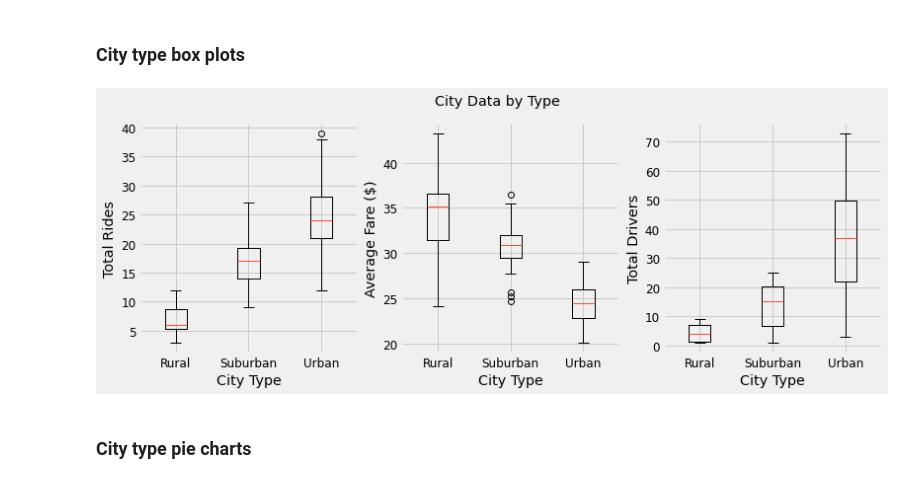
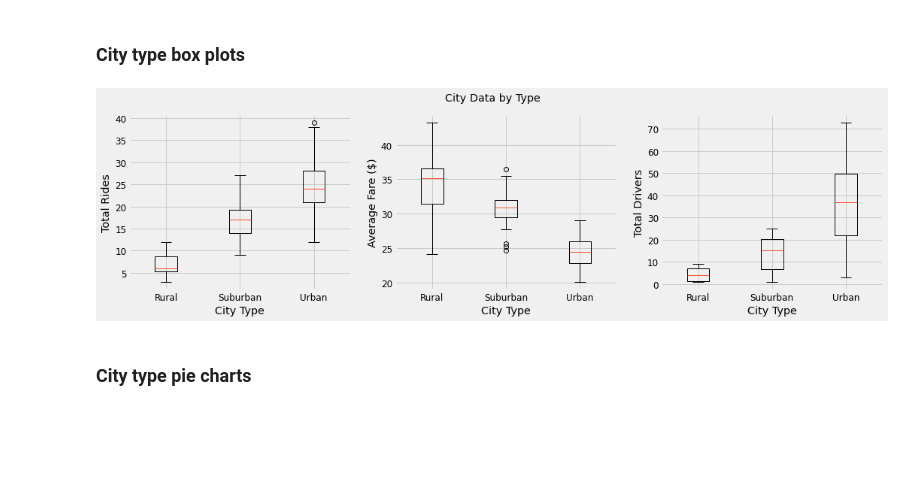
Before and after one commit to tri-bui/sandbox-analytics, a Jupyter notebook: pyber/analysis.ipynb, the cells around one changed output. Cells and saved outputs as stored; diff of their text form; code cells hidden in the pictures; blank space fills up the shorter version.

```diff
--- a/pyber/pyber.ipynb
+++ b/pyber/analysis.ipynb
@@ -16,6 +16,7 @@ import matplotlib.pyplot as plt
 # Plot settings
 mpl.style.use('fivethirtyeight')
 mpl.rcParams['font.size'] = 12
+mpl.rcParams['figure.figsize'] = (12, 4)
 mpl.rcParams['savefig.bbox'] = 'tight'
 # %%
 # City data
@@ -195,15 +178,15 @@ bubble_plt.savefig('analysis/pltbubble.png')
 # %%
 # Cols to plot
 box_cols = ['Total Rides', 'Average Fare ($)', 'Total Drivers']
 
 # Box plots
-box, ax = plt.subplots(1, 3, figsize=(12, 4))
+box, ax = plt.subplots(1, 3, figsize=(16, 4))
 box.suptitle('City Data by Type')
 for i in range(3):
     ax[i].boxplot([frame[box_cols[i]] for frame in type_dfs.values()], labels=list(type_dfs.keys()))
     ax[i].set_ylabel(box_cols[i])
     ax[i].set_xlabel('City Type')
 plt.show()
 # %% [output]
-[figure, old version]
+[figure, new version]
 # %%
```
Also changed, not shown: parts of 13 cells of this notebook, 7 other files.
